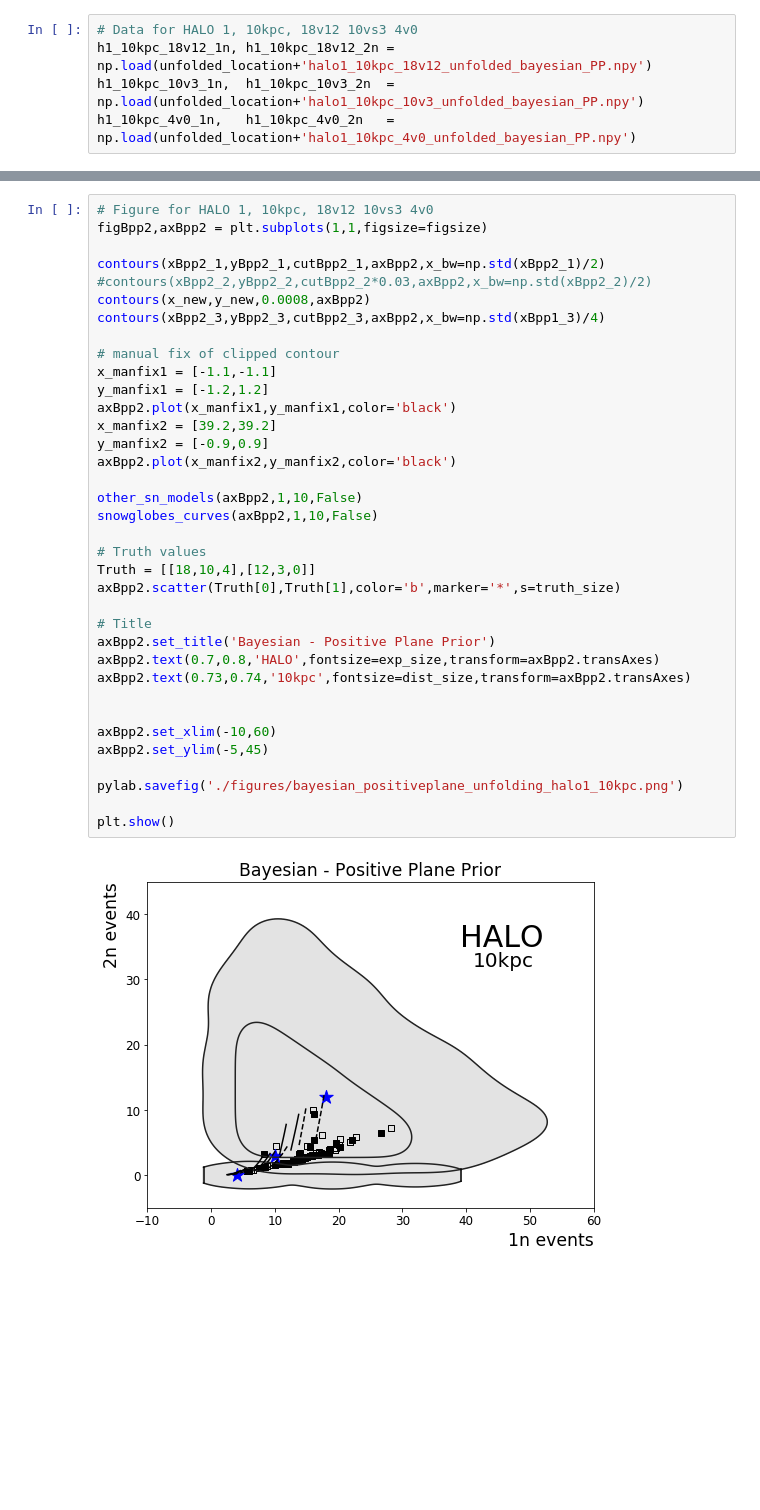
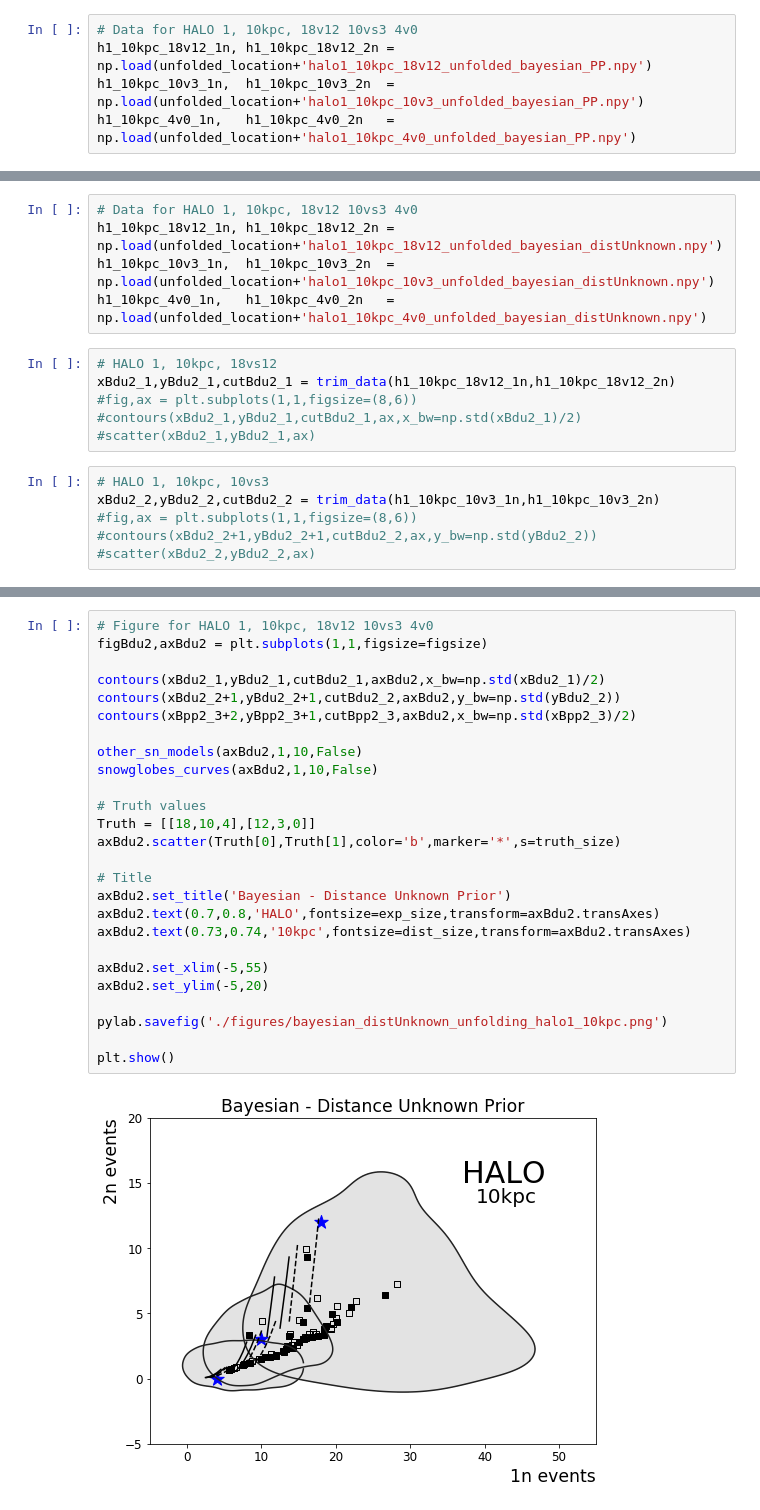
Before and after one commit to jfcrenshaw/halo, a Jupyter notebook: unfolding_plots.ipynb, the cells around one changed output, grey strips where cells are left out. Drawn from its saved outputs; the diff is of its cells as text; blank space fills up the shorter version.

Commit message:
Finished the positive plane and dist unknown bayesian unfoldings for HALO1. Need to do the dist known, then update the efficiencies for halo2 and redo all of that stuff

```diff
--- a/unfolding_plots.ipynb
+++ b/unfolding_plots.ipynb
@@ -351,3 +510,20 @@ fig,ax = plt.subplots(1,1,figsize=(8,6))
+# %%
+# Data for HALO 1, 10kpc, 18v12 10vs3 4v0
+h1_10kpc_18v12_1n, h1_10kpc_18v12_2n = np.load(unfolded_location+'halo1_10kpc_18v12_unfolded_bayesian_distUnknown.npy')
+h1_10kpc_10v3_1n,  h1_10kpc_10v3_2n  = np.load(unfolded_location+'halo1_10kpc_10v3_unfolded_bayesian_distUnknown.npy')
+h1_10kpc_4v0_1n,   h1_10kpc_4v0_2n   = np.load(unfolded_location+'halo1_10kpc_4v0_unfolded_bayesian_distUnknown.npy')
+# %%
+# HALO 1, 10kpc, 18vs12
+xBdu2_1,yBdu2_1,cutBdu2_1 = trim_data(h1_10kpc_18v12_1n,h1_10kpc_18v12_2n)
+#fig,ax = plt.subplots(1,1,figsize=(8,6))
+#contours(xBdu2_1,yBdu2_1,cutBdu2_1,ax,x_bw=np.std(xBdu2_1)/2)
+#scatter(xBdu2_1,yBdu2_1,ax)
+# %%
+# HALO 1, 10kpc, 10vs3
+xBdu2_2,yBdu2_2,cutBdu2_2 = trim_data(h1_10kpc_10v3_1n,h1_10kpc_10v3_2n)
+#fig,ax = plt.subplots(1,1,figsize=(8,6))
+#contours(xBdu2_2+1,yBdu2_2+1,cutBdu2_2,ax,y_bw=np.std(yBdu2_2))
+#scatter(xBdu2_2,yBdu2_2,ax)
 # %%
 # HALO 1, 10kpc, 4vs0
 xBpp2_3,yBpp2_3,cutBpp2_3 = trim_data_2n0(h1_10kpc_4v0_1n)
@@ -368,38 +533,28 @@ ax.plot(x_manfix2,y_manfix2,color='black')
 # %%
 # Figure for HALO 1, 10kpc, 18v12 10vs3 4v0
-figBpp2,axBpp2 = plt.subplots(1,1,figsize=figsize)
+figBdu2,axBdu2 = plt.subplots(1,1,figsize=figsize)
 
-contours(xBpp2_1,yBpp2_1,cutBpp2_1,axBpp2,x_bw=np.std(xBpp2_1)/2)
-#contours(xBpp2_2,yBpp2_2,cutBpp2_2*0.03,axBpp2,x_bw=np.std(xBpp2_2)/2)
-contours(x_new,y_new,0.0008,axBpp2)
-contours(xBpp2_3,yBpp2_3,cutBpp2_3,axBpp2,x_bw=np.std(xBpp1_3)/4)
+contours(xBdu2_1,yBdu2_1,cutBdu2_1,axBdu2,x_bw=np.std(xBdu2_1)/2)
+contours(xBdu2_2+1,yBdu2_2+1,cutBdu2_2,axBdu2,y_bw=np.std(yBdu2_2))
+contours(xBpp2_3+2,yBpp2_3+1,cutBpp2_3,axBdu2,x_bw=np.std(xBpp2_3)/2)
 
-# manual fix of clipped contour
-x_manfix1 = [-1.1,-1.1]
-y_manfix1 = [-1.2,1.2]
-axBpp2.plot(x_manfix1,y_manfix1,color='black')
-x_manfix2 = [39.2,39.2]
-y_manfix2 = [-0.9,0.9]
-axBpp2.plot(x_manfix2,y_manfix2,color='black')
-
-other_sn_models(axBpp2,1,10,False)
-snowglobes_curves(axBpp2,1,10,False)
+other_sn_models(axBdu2,1,10,False)
+snowglobes_curves(axBdu2,1,10,False)
 
 # Truth values
 Truth = [[18,10,4],[12,3,0]]
-axBpp2.scatter(Truth[0],Truth[1],color='b',marker='*',s=truth_size)
+axBdu2.scatter(Truth[0],Truth[1],color='b',marker='*',s=truth_size)
 
 # Title
-axBpp2.set_title('Bayesian - Positive Plane Prior')
-axBpp2.text(0.7,0.8,'HALO',fontsize=exp_size,transform=axBpp2.transAxes)
-axBpp2.text(0.73,0.74,'10kpc',fontsize=dist_size,transform=axBpp2.transAxes)
+axBdu2.set_title('Bayesian - Distance Unknown Prior')
+axBdu2.text(0.7,0.8,'HALO',fontsize=exp_size,transform=axBdu2.transAxes)
+axBdu2.text(0.73,0.74,'10kpc',fontsize=dist_size,transform=axBdu2.transAxes)
 
+axBdu2.set_xlim(-5,55)
+axBdu2.set_ylim(-5,20)
 
-axBpp2.set_xlim(-10,60)
-axBpp2.set_ylim(-5,45)
-
-pylab.savefig('./figures/bayesian_positiveplane_unfolding_halo1_10kpc.png')
+pylab.savefig('./figures/bayesian_distUnknown_unfolding_halo1_10kpc.png')
 
 plt.show()
 # %% [output]
-[figure, old version]
+[figure, new version]
```
Also changed, not shown: parts of 23 cells of this notebook, 5 other files.
